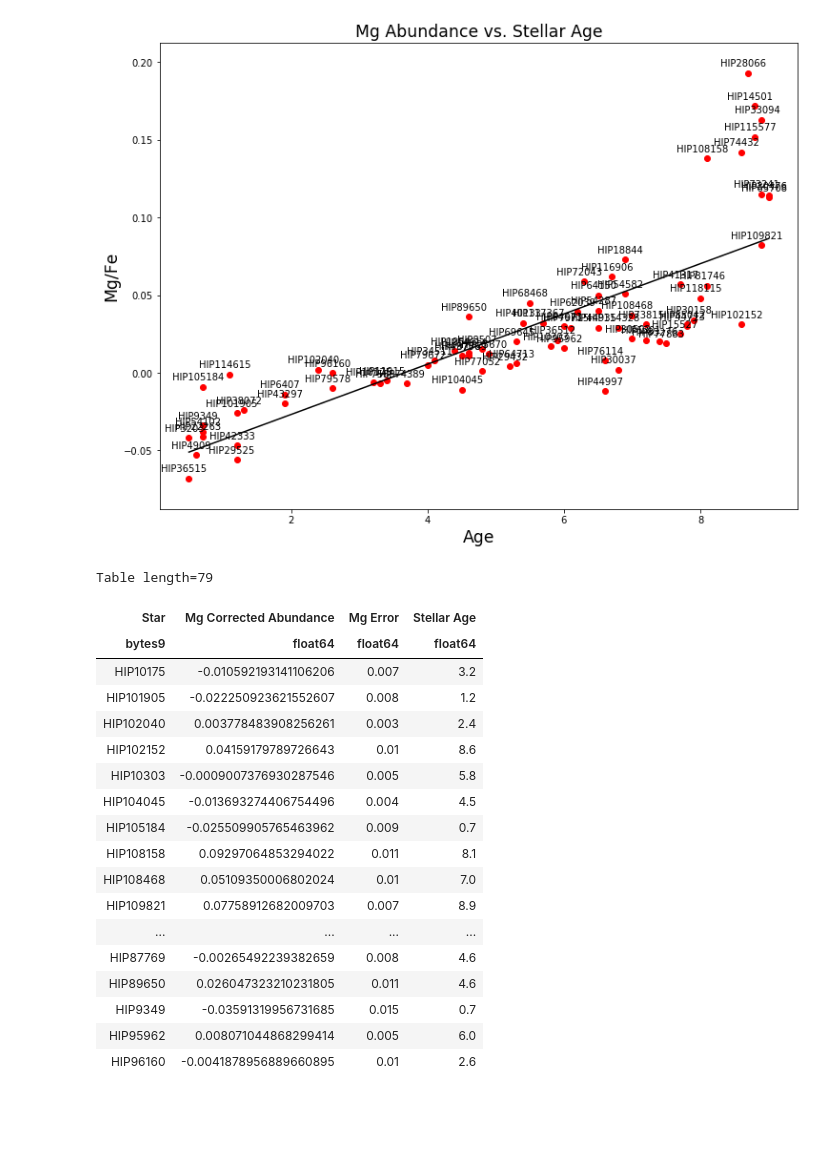
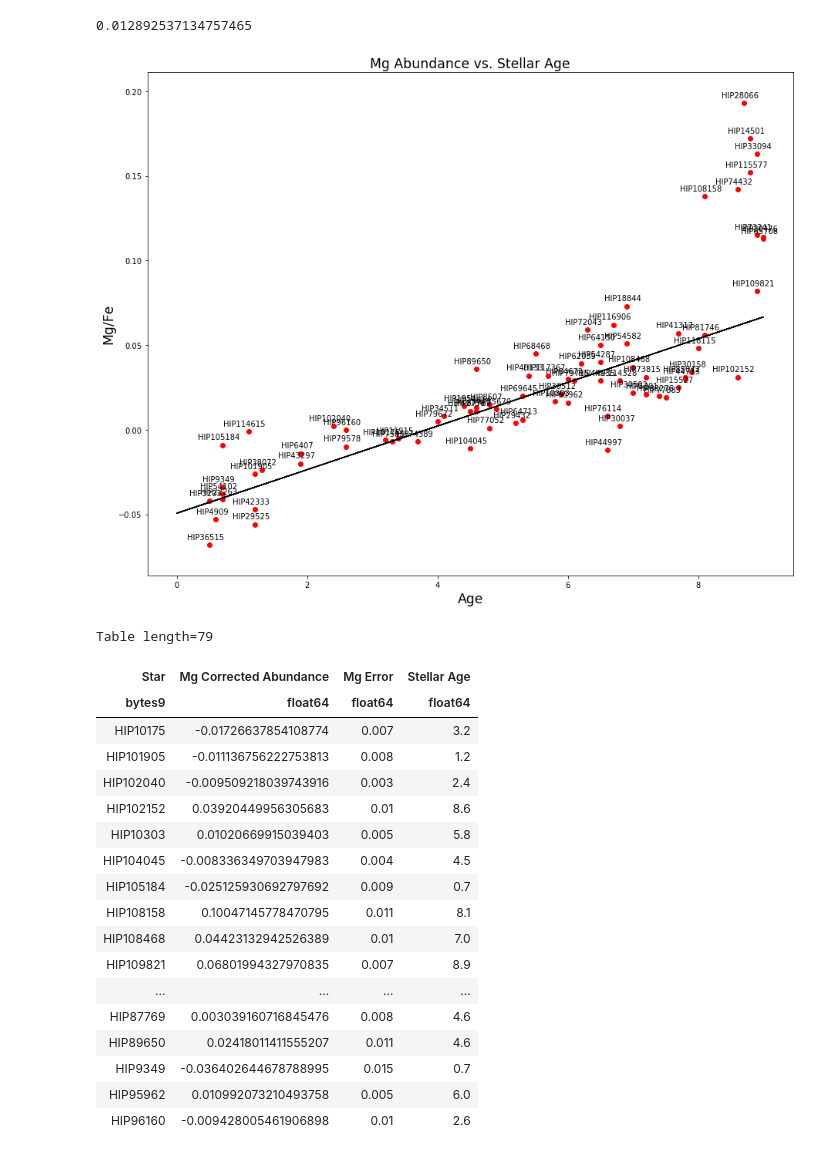
Before and after one commit to ilanadoran23/cca2019, a Jupyter notebook: Mg Abundance Data.ipynb, the cells around one changed output. Cells and saved outputs as stored; diff of their text form; code cells hidden in the pictures; blank space fills up the shorter version.

```diff
--- a/Mg Abundance Data.ipynb
+++ b/Mg Abundance Data.ipynb
@@ -42,14 +8,22 @@ Table length=79
 # %%
 #plot of star age vs Mg abundance from above table - before removing temp trends
 
 plt.scatter(t['age'], t['Mg'], c='r')
 plt.xlabel('Age',fontsize='xx-large')
 plt.ylabel('Mg/Fe', fontsize='xx-large')
 plt.title('Mg Abundance vs. Stellar Age', fontsize='xx-large')
-plt.plot(np.unique(t['age']), np.poly1d(np.polyfit(t['age'], t['Mg'], 1))(np.unique(t['age'])), color='black')
 
+#line of best fit
+mb = find_m_b(t['age'], t['Mg'], t['Mg_err'])
+for i, txt in enumerate (t['Mg']):
+    plot_xs = np.arange(0, 9, .01)
+    plt.plot(plot_xs, mb[0] * plot_xs + (mb[1]), color = 'black', linewidth=1)
+
+#point labels
 for i, txt in enumerate(t['star_name']):
         plt.annotate(txt, xy=(t['age'][i], t['Mg'][i]), xytext=(-5,5),
             textcoords='offset points', ha='center', va='bottom')
+print(mb[0]) #slope value
 # %% [output]
+0.012892537134757465
-[figure, old version]
+[figure, new version]
@@ -60,4 +30,9 @@ for l in (t['star_name']):
 # %%
+#abundance list without temp trends
+mgabundances = []
+for l in (t['star_name']):
+    mgabundances.append(residuals(l)[3])
+
 MgTable = Table([t['star_name'], mgabundances,t['Mg_err'], t['age']], names=('Star', 'Mg Corrected Abundance',
                                                                              'Mg Error','Stellar Age'))
 MgTable
@@ -65,20 +40,20 @@ MgTable
 Table length=79
 | Star | Mg Corrected Abundance | Mg Error | Stellar Age |
 | bytes9 | float64 | float64 | float64 |
-| HIP10175 | -0.010592193141106206 | 0.007 | 3.2 |
-| HIP101905 | -0.022250923621552607 | 0.008 | 1.2 |
-| HIP102040 | 0.003778483908256261 | 0.003 | 2.4 |
-| HIP102152 | 0.04159179789726643 | 0.01 | 8.6 |
-| HIP10303 | -0.0009007376930287546 | 0.005 | 5.8 |
-| HIP104045 | -0.013693274406754496 | 0.004 | 4.5 |
-| HIP105184 | -0.025509905765463962 | 0.009 | 0.7 |
-| HIP108158 | 0.09297064853294022 | 0.011 | 8.1 |
-| HIP108468 | 0.05109350006802024 | 0.01 | 7.0 |
-| HIP109821 | 0.07758912682009703 | 0.007 | 8.9 |
+| HIP10175 | -0.01726637854108774 | 0.007 | 3.2 |
+| HIP101905 | -0.011136756222753813 | 0.008 | 1.2 |
+| HIP102040 | -0.009509218039743916 | 0.003 | 2.4 |
+| HIP102152 | 0.03920449956305683 | 0.01 | 8.6 |
+| HIP10303 | 0.01020669915039403 | 0.005 | 5.8 |
+| HIP104045 | -0.008336349703947983 | 0.004 | 4.5 |
+| HIP105184 | -0.025125930692797692 | 0.009 | 0.7 |
+| HIP108158 | 0.10047145778470795 | 0.011 | 8.1 |
+| HIP108468 | 0.04423132942526389 | 0.01 | 7.0 |
+| HIP109821 | 0.06801994327970835 | 0.007 | 8.9 |
 | ... | ... | ... | ... |
-| HIP87769 | -0.00265492239382659 | 0.008 | 4.6 |
-| HIP89650 | 0.026047323210231805 | 0.011 | 4.6 |
-| HIP9349 | -0.03591319956731685 | 0.015 | 0.7 |
-| HIP95962 | 0.008071044868299414 | 0.005 | 6.0 |
-| HIP96160 | -0.0041878956889660895 | 0.01 | 2.6 |
+| HIP87769 | 0.003039160716845476 | 0.008 | 4.6 |
+| HIP89650 | 0.02418011411555207 | 0.011 | 4.6 |
+| HIP9349 | -0.036402644678788995 | 0.015 | 0.7 |
+| HIP95962 | 0.010992073210493758 | 0.005 | 6.0 |
+| HIP96160 | -0.009428005461906898 | 0.01 | 2.6 |
 # %%
```
Also changed, not shown: parts of 15 cells of this notebook, 5 other files.
